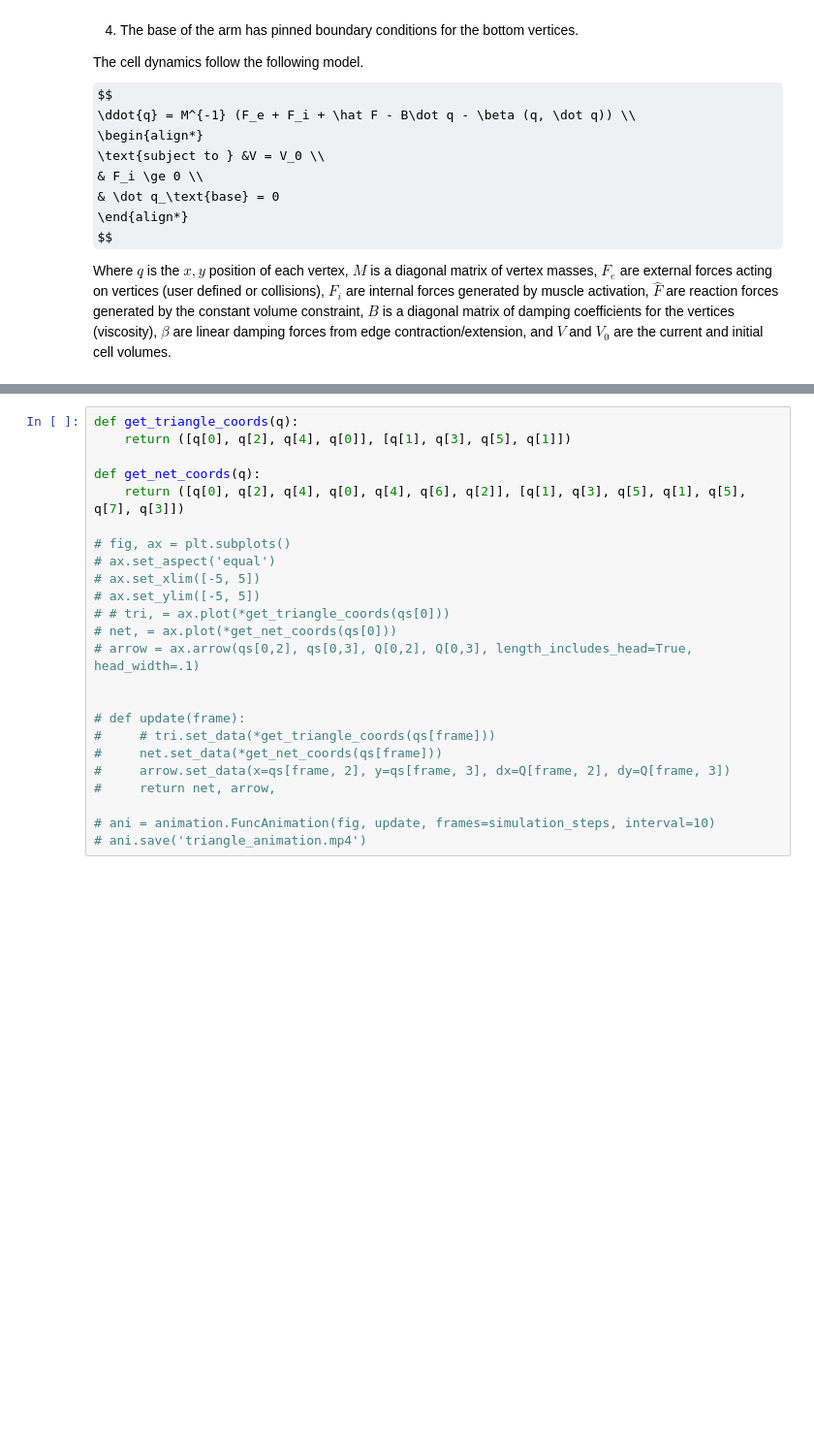
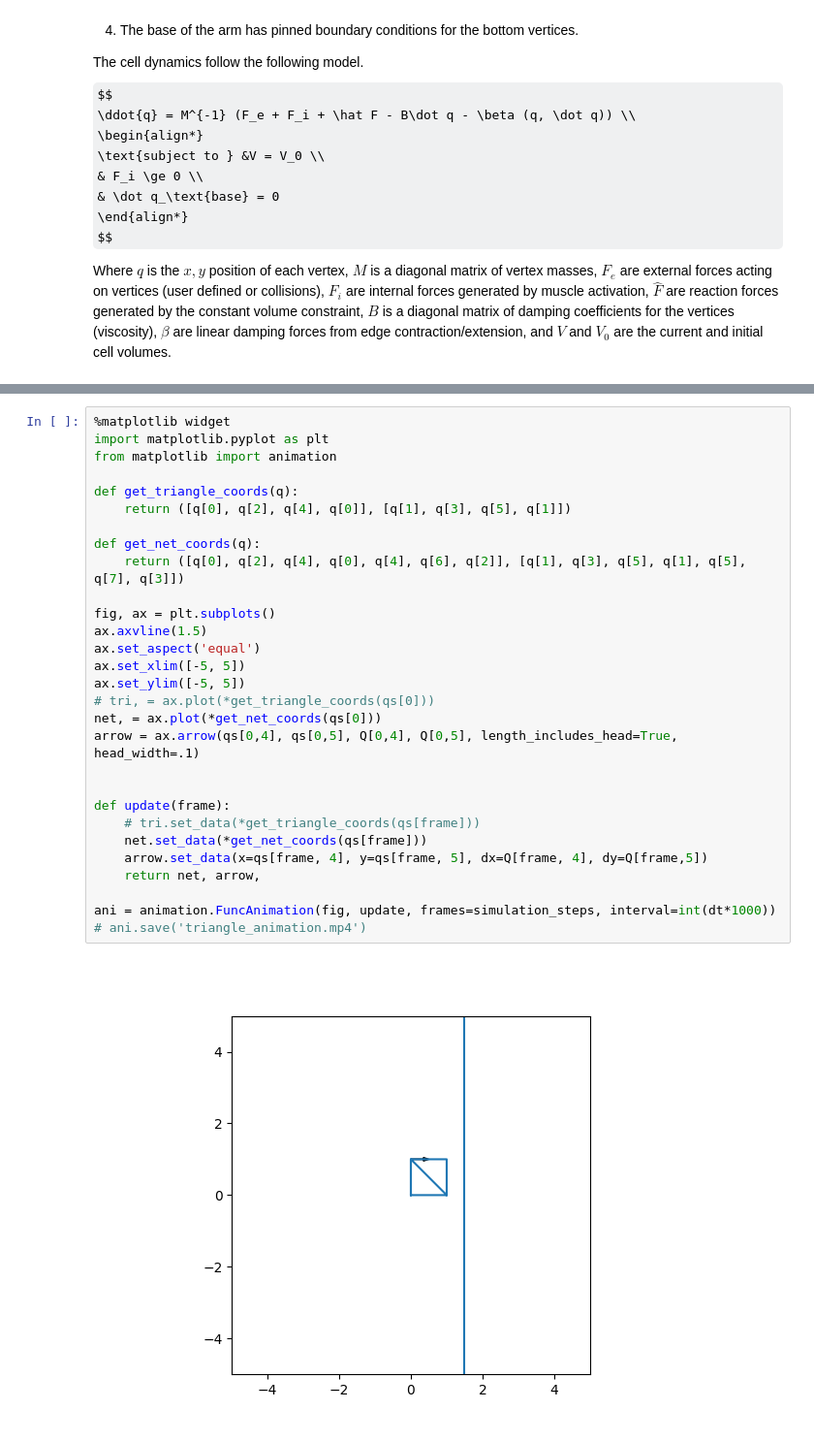
Before and after one commit to aechoi/muscular_hydrostat, a Jupyter notebook: src/isochoric.ipynb, the cells around one changed output, grey strips where cells are left out. Shown at 97% size. Drawn from its saved outputs; the diff is of its cells as text; some formulas as TeX source; blank space fills up the shorter version.

```diff
--- a/src/isochoric.ipynb
+++ b/src/isochoric.ipynb
@@ -173,26 +258,33 @@ for idx in range(simulation_steps):
     dqs[idx+1] = dq + ddq * dt
     qs[idx+1] = q + dq * dt
 # %%
+%matplotlib widget
+import matplotlib.pyplot as plt
+from matplotlib import animation
+
 def get_triangle_coords(q):
     return ([q[0], q[2], q[4], q[0]], [q[1], q[3], q[5], q[1]])
 
 def get_net_coords(q):
     return ([q[0], q[2], q[4], q[0], q[4], q[6], q[2]], [q[1], q[3], q[5], q[1], q[5], q[7], q[3]])
 
-# fig, ax = plt.subplots()
-# ax.set_aspect('equal')
-# ax.set_xlim([-5, 5])
-# ax.set_ylim([-5, 5])
-# # tri, = ax.plot(*get_triangle_coords(qs[0]))
-# net, = ax.plot(*get_net_coords(qs[0]))
-# arrow = ax.arrow(qs[0,2], qs[0,3], Q[0,2], Q[0,3], length_includes_head=True, head_width=.1)
+fig, ax = plt.subplots()
+ax.axvline(1.5)
+ax.set_aspect('equal')
+ax.set_xlim([-5, 5])
+ax.set_ylim([-5, 5])
+# tri, = ax.plot(*get_triangle_coords(qs[0]))
+net, = ax.plot(*get_net_coords(qs[0]))
+arrow = ax.arrow(qs[0,4], qs[0,5], Q[0,4], Q[0,5], length_includes_head=True, head_width=.1)
 
 
-# def update(frame):
-#     # tri.set_data(*get_triangle_coords(qs[frame]))
-#     net.set_data(*get_net_coords(qs[frame]))
-#     arrow.set_data(x=qs[frame, 2], y=qs[frame, 3], dx=Q[frame, 2], dy=Q[frame, 3])
-#     return net, arrow,
+def update(frame):
+    # tri.set_data(*get_triangle_coords(qs[frame]))
+    net.set_data(*get_net_coords(qs[frame]))
+    arrow.set_data(x=qs[frame, 4], y=qs[frame, 5], dx=Q[frame, 4], dy=Q[frame,5])
+    return net, arrow,
 
-# ani = animation.FuncAnimation(fig, update, frames=simulation_steps, interval=10)
+ani = animation.FuncAnimation(fig, update, frames=simulation_steps, interval=int(dt*1000))
 # ani.save('triangle_animation.mp4')
+# %% [output]
+[figure, added]
```
Also changed, not shown: parts of 7 cells of this notebook, 3 other files.
